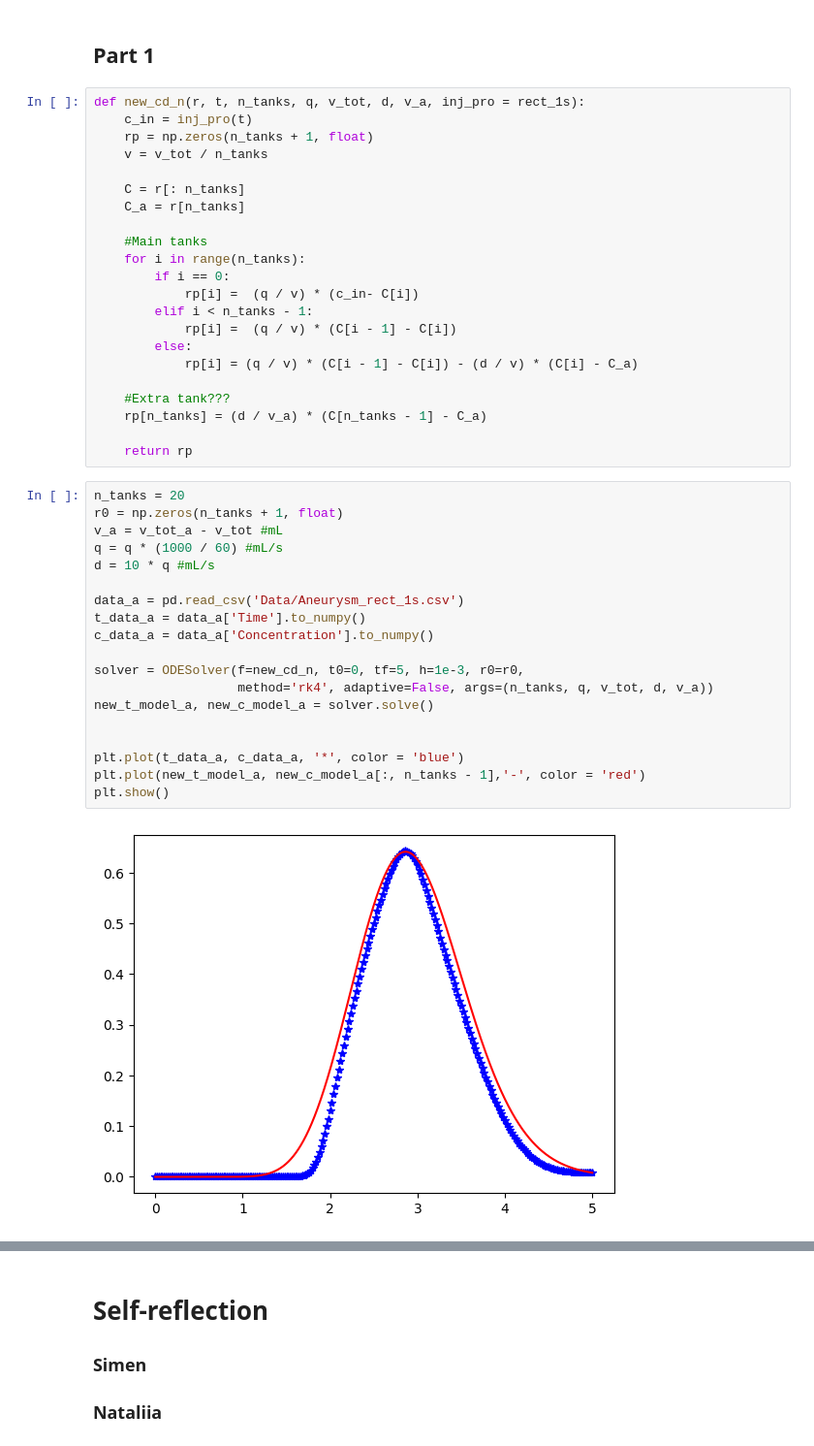
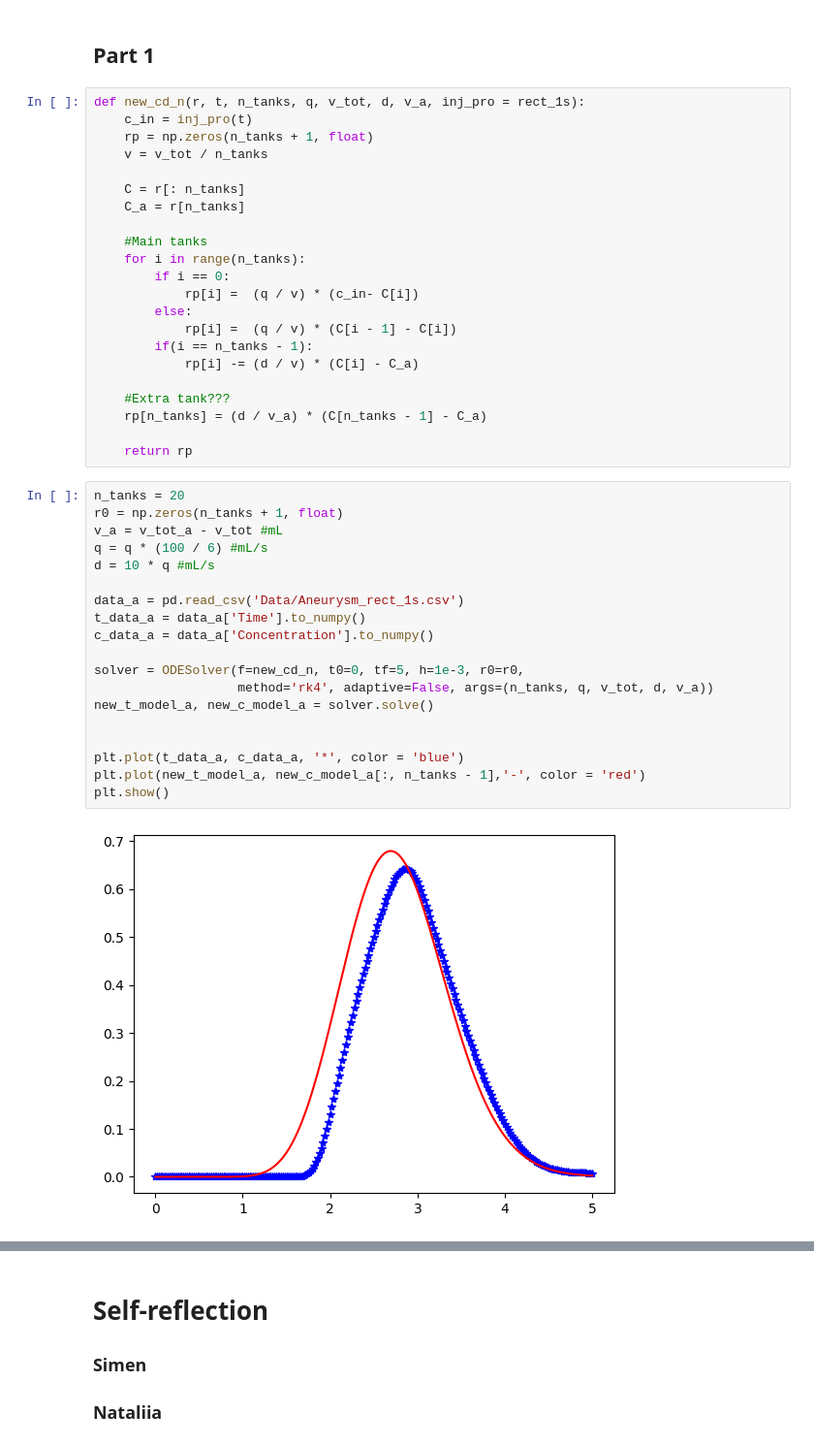
Before and after one commit to simengaasland/MOD510-Projects, a Jupyter notebook: Project 3/Project3_Report.ipynb, the cells around one changed output, grey strips where cells are left out. Shown at 97% size. Drawn from its saved outputs; the diff is of its cells as text.

```diff
--- a/Project 3/Project3_Report.ipynb
+++ b/Project 3/Project3_Report.ipynb
@@ -751,10 +766,10 @@ def new_cd_n(r, t, n_tanks, q, v_tot, d, v_a, inj_pro = rect_1s):
     for i in range(n_tanks):
         if i == 0:
             rp[i] =  (q / v) * (c_in- C[i])
-        elif i < n_tanks - 1:
+        else:
             rp[i] =  (q / v) * (C[i - 1] - C[i])
-        else:
-            rp[i] = (q / v) * (C[i - 1] - C[i]) - (d / v) * (C[i] - C_a)
+        if(i == n_tanks - 1):
+            rp[i] -= (d / v) * (C[i] - C_a)
 
     #Extra tank???
     rp[n_tanks] = (d / v_a) * (C[n_tanks - 1] - C_a)
@@ -763,24 +778,24 @@ def new_cd_n(r, t, n_tanks, q, v_tot, d, v_a, inj_pro = rect_1s):
 # %%
 n_tanks = 20
 r0 = np.zeros(n_tanks + 1, float)
 v_a = v_tot_a - v_tot #mL
-q = q * (1000 / 60) #mL/s
+q = q * (100 / 6) #mL/s
 d = 10 * q #mL/s
 
 data_a = pd.read_csv('Data/Aneurysm_rect_1s.csv')
 t_data_a = data_a['Time'].to_numpy()
 c_data_a = data_a['Concentration'].to_numpy()
 
 solver = ODESolver(f=new_cd_n, t0=0, tf=5, h=1e-3, r0=r0,
                    method='rk4', adaptive=False, args=(n_tanks, q, v_tot, d, v_a))
 new_t_model_a, new_c_model_a = solver.solve()
 
 
 plt.plot(t_data_a, c_data_a, '*', color = 'blue')
 plt.plot(new_t_model_a, new_c_model_a[:, n_tanks - 1],'-', color = 'red')
 plt.show()
 # %% [output]
-[figure, old version]
+[figure, new version]
 # %%
 from scipy.optimize import curve_fit
 import numpy as np
```
Also changed, not shown: parts of 16 cells of this notebook.
